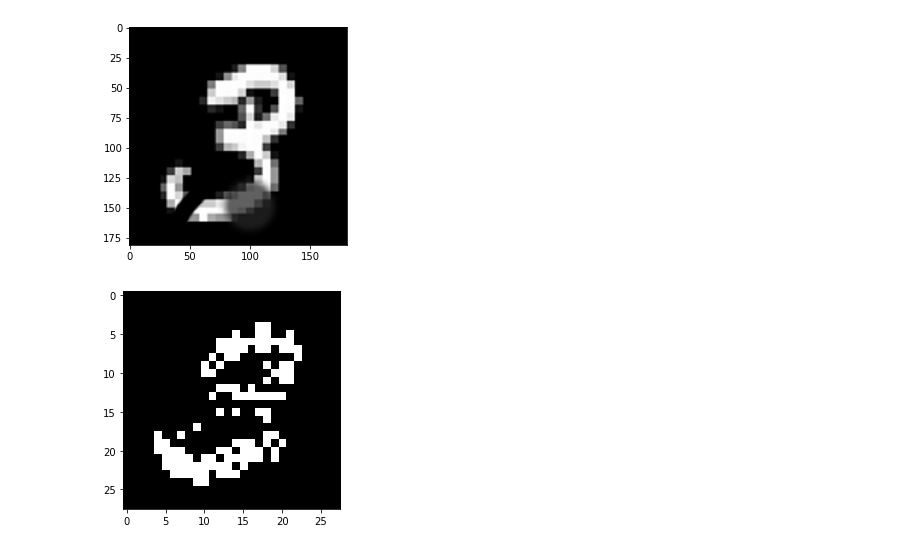
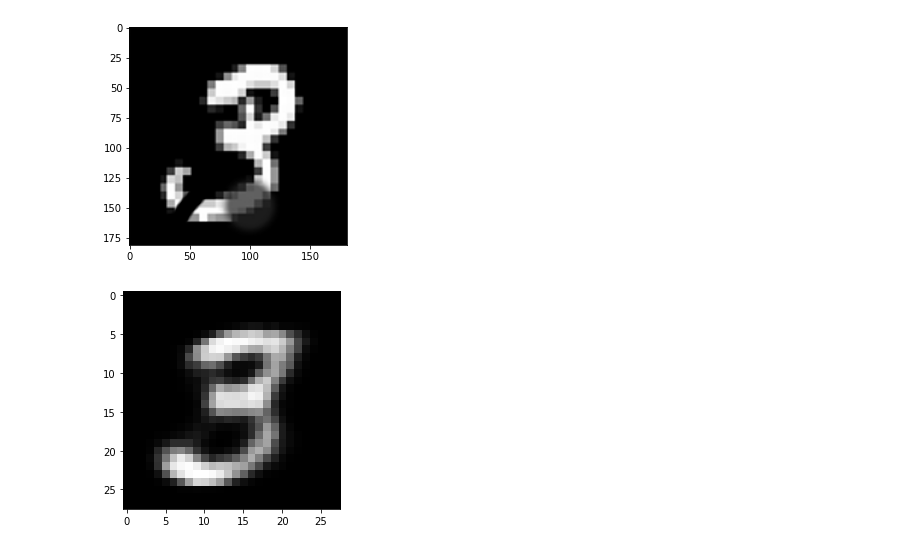
Before and after one commit to iHaikal/TFKerasRBM, a Jupyter notebook: mnist.ipynb, the cells around one changed output. Drawn from its saved outputs; the diff is of its cells as text; code cells hidden in the pictures.

```diff
--- a/mnist.ipynb
+++ b/mnist.ipynb
@@ -94,17 +84,15 @@ plt.show()
 # %% [output]
 [figure]
 # %%
-import numpy as np
-
 from imgs.utils import tile_raster_images
+from rbm import PredictedOutput
 
 sample_case = np.array(img.convert('I').resize((28, 28))).ravel().reshape((1, -1))/255.0
-output = model.predict(sample_case)
-
+non_sample, sampled = model.predict(sample_case, predict_output=PredictedOutput.visible)
 # Show reconstructed image
-img = Image.fromarray(tile_raster_images(X=output, img_shape=(28, 28), tile_shape=(1, 1), tile_spacing=(1, 1)))
+img = Image.fromarray(tile_raster_images(X=non_sample, img_shape=(28, 28), tile_shape=(1, 1), tile_spacing=(1, 1)))
 plt.rcParams['figure.figsize'] = (4.0, 4.0)
 plt.imshow(img, cmap="gray")
 plt.show()
 # %% [output]
-[figure, old version]
+[figure, new version]
```
Also changed, not shown: parts of 3 cells of this notebook, 1 other file.
